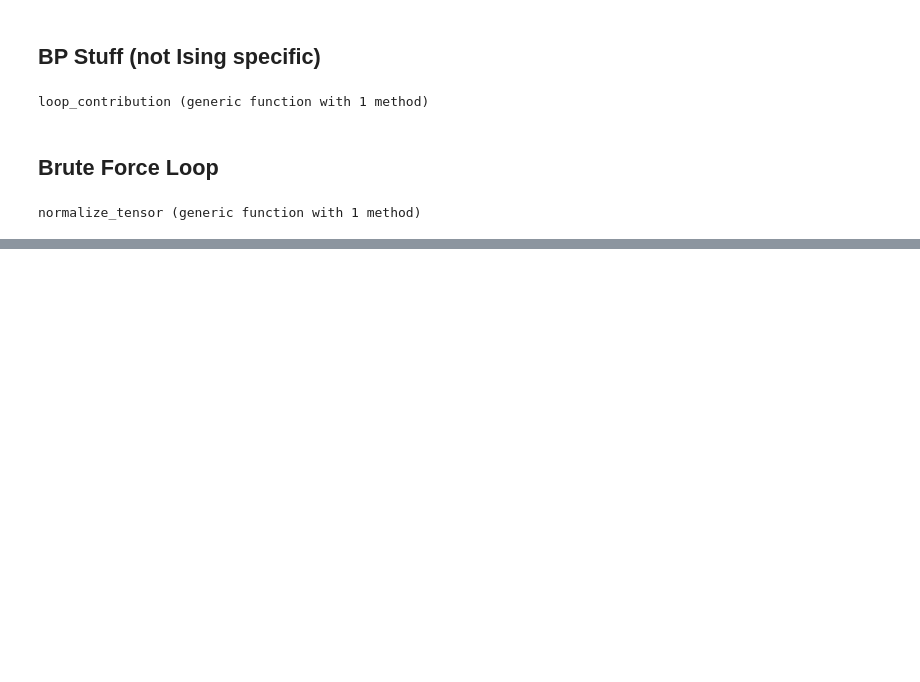
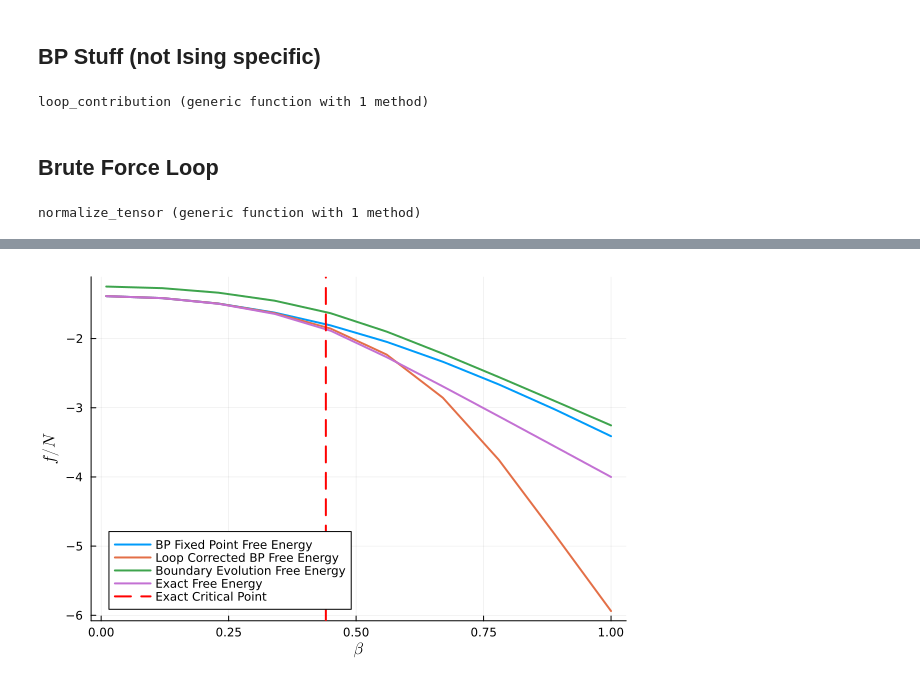
Before and after one commit to siddhant-midha/TNBP, a Jupyter notebook: loop_correction.ipynb, the cells around one changed output, grey strips where cells are left out. Saved outputs shown, nothing was run; the diff lists cells and outputs as text; code cells hidden in the pictures; blank space fills up the shorter version.

```diff
--- a/loop_correction.ipynb
+++ b/loop_correction.ipynb
@@ -363,0 +440,9 @@ plot!([0, 4, 6, 7, 8, 9, 10], real(-log.(correction_l))/N, label="Correction")
+# %%
+# plot the results
+plot(βs, bp_fixed_point_free_energy, label="BP Fixed Point Free Energy", xlabel=L"\beta", ylabel=L"f/N", linewidth=2, legend=:bottomleft)
+plot!(βs, loop_corrected_free_energy, label="Loop Corrected BP Free Energy", linewidth=2)
+plot!(βs, boundary_evolution_free_energy, label="Boundary Evolution Free Energy", linewidth=2)
+plot!(βs, exact_free_energy, label="Exact Free Energy", linewidth=2)
+vline!([β_c], linestyle=:dash, color=:red, label="Exact Critical Point", linewidth=2)
+# %% [output]
+[figure, added]
```
Also changed, not shown: parts of 7 cells of this notebook, 2 other files.
